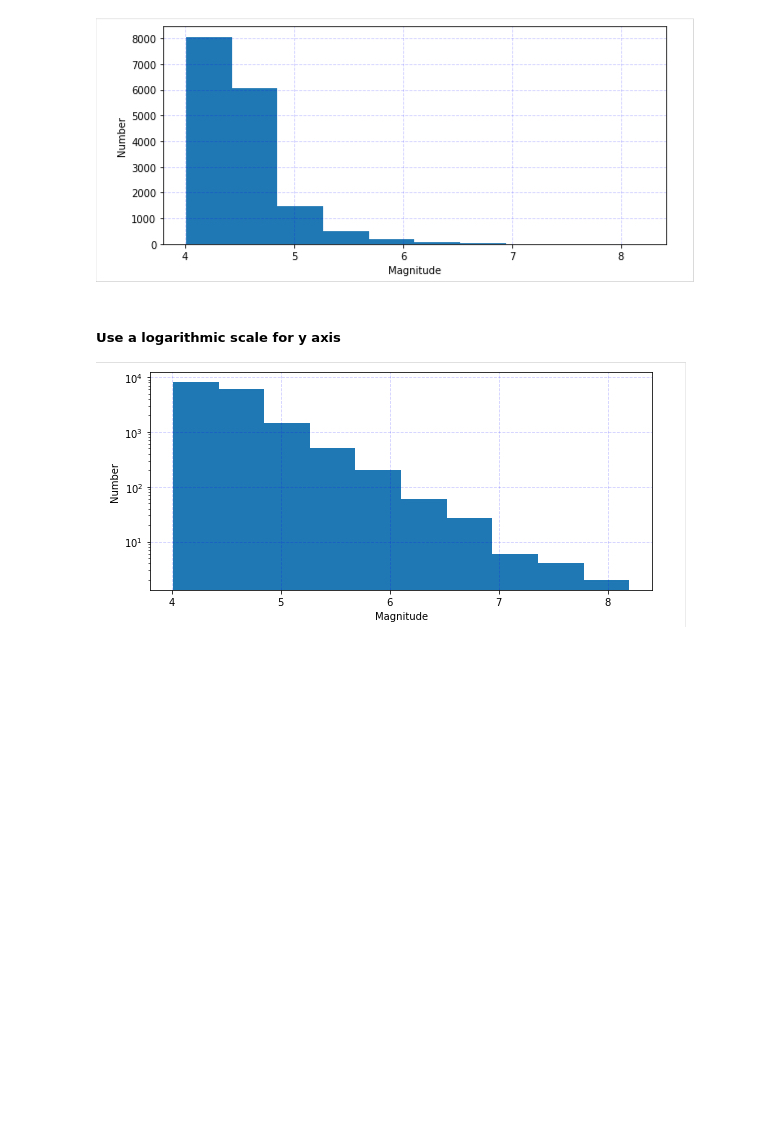
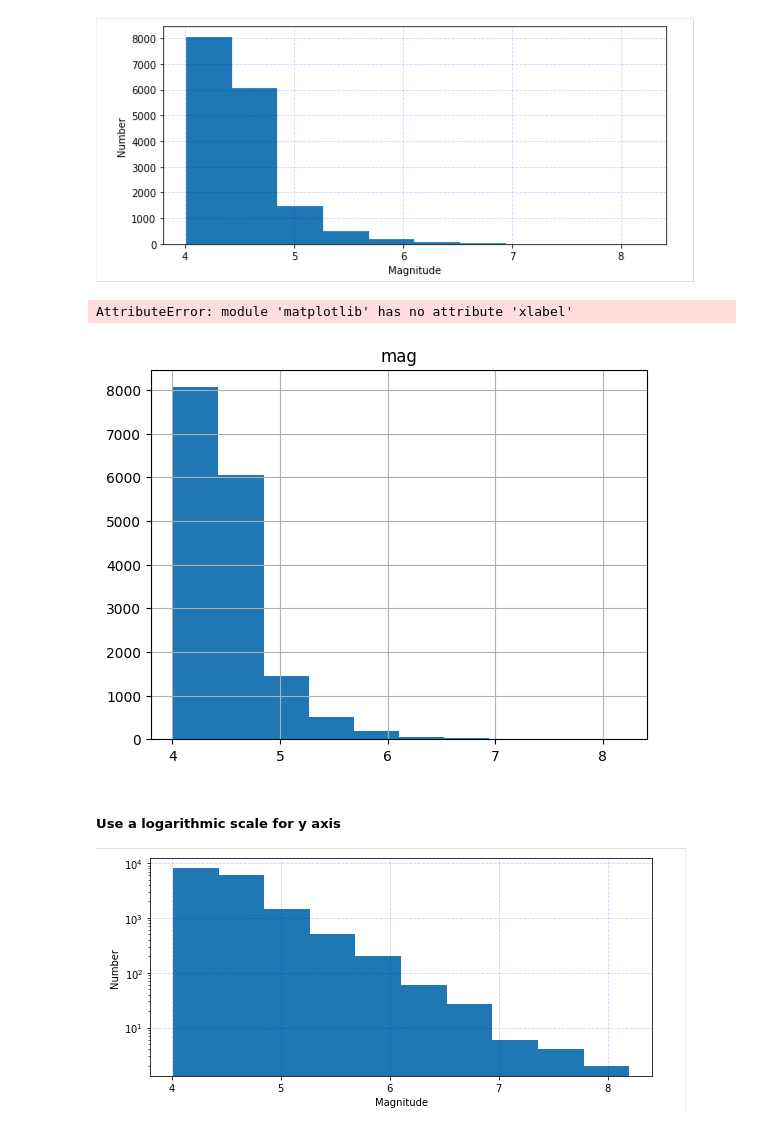
Before and after one commit to Luca-wirthner/2024_Geoinformatique_I, a Jupyter notebook: IP/W3_S1.ipynb, the cells around one changed output. Saved outputs shown, nothing was run; the diff lists cells and outputs as text; code cells hidden in the pictures; blank space fills up the shorter version.

```diff
--- a/IP/W3_S1.ipynb
+++ b/IP/W3_S1.ipynb
@@ -448,6 +448,11 @@ Hint: `Pandas` has a histogram function documented [at this link](https://pandas
 ![aaaaa8.jpg](embedded-picture-1)
 # %%
 # Make a figure and plot the histogram
+fil_df.hist(column="mag")
+plt.xlabel("Magnitude")
+# %% [output]
+AttributeError: module 'matplotlib' has no attribute 'xlabel'
+[figure, added]
 # %%
 #@markdown Fill in the blank version. Double click to reveal
 __,__ = plt.subplots(figsize=(9,4))
```
